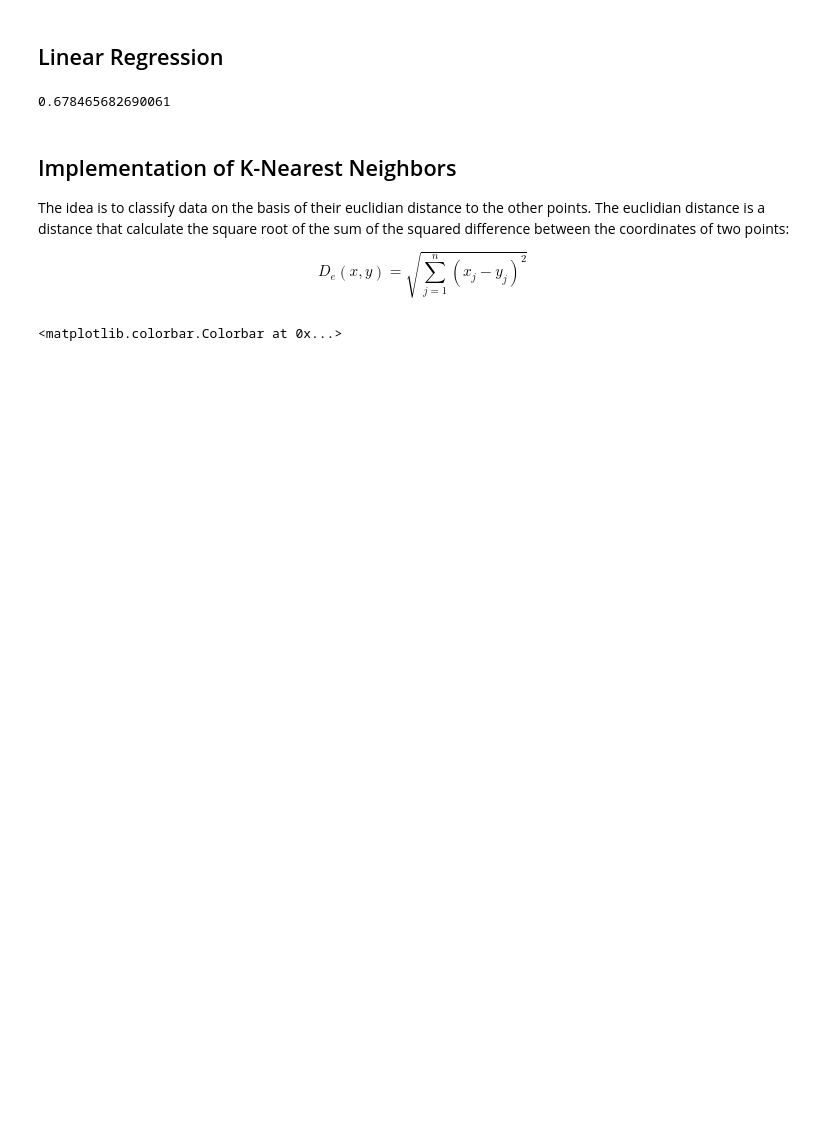
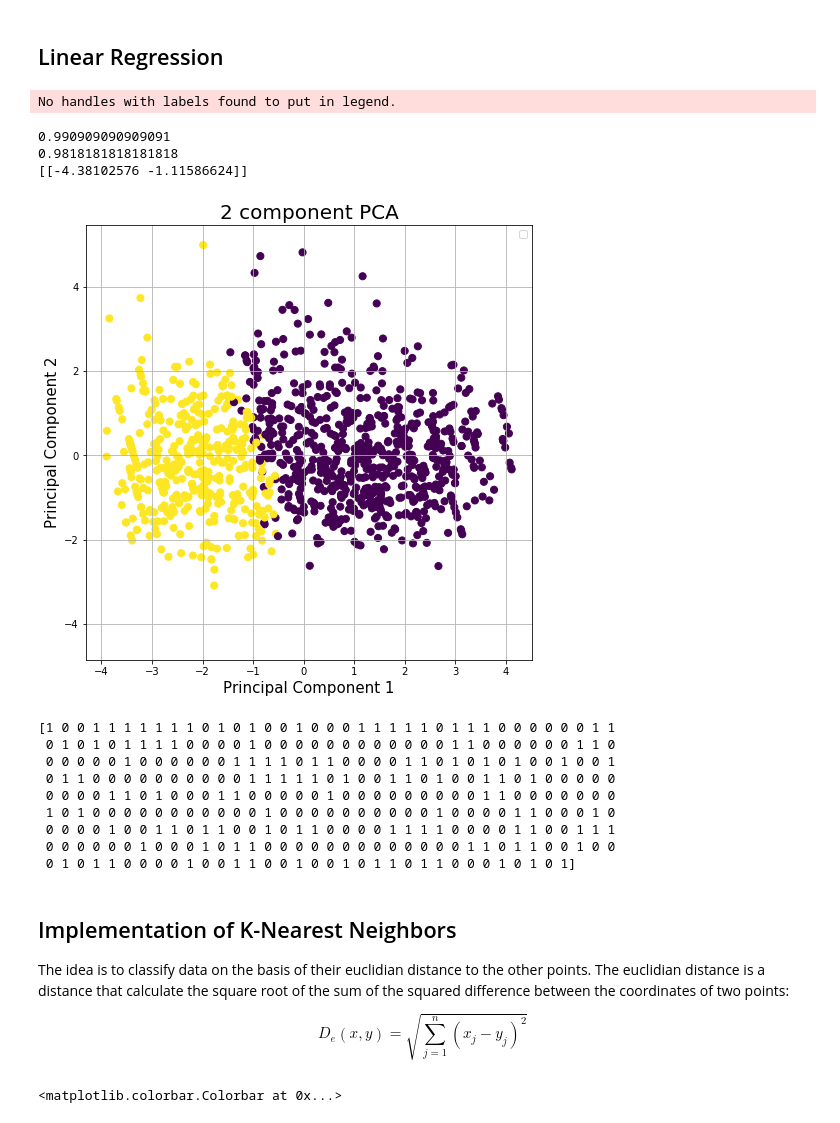
Before and after one commit to clempichon/PCBS_autism, a Jupyter notebook: project.ipynb, the cells around one changed output. Drawn from its saved outputs; the diff is of its cells as text; code cells hidden in the pictures; blank space fills up the shorter version.

```diff
--- a/project.ipynb
+++ b/project.ipynb
@@ -252,4 +265,12 @@ X_train, X_test, y_train, y_test = train_test_split(X, y, test_size = 0.3, rando
 knn.fit(X_train, y_train)
 y_pred = knn.predict(X_test)
 print(knn.score(X_test, y_test))
+
+X2_train, X2_test, y2_train, y2_test = train_test_split(principal_components[:,0:2], y, test_size = 0.3, random_state=42, stratify=y)
+
+knn2 = KNeighborsClassifier(n_neighbors=3)
+# Fit the classifier to the data
+knn2.fit(X2_train, y_train)
+y_pred = knn2.predict(X2_test)
+print(knn2.score(X2_test, y_test))
 # %% [output]
@@ -271,13 +293,48 @@ print(conf_matrix)
 # %% [markdown]
 ## Linear Regression
-# %%
-from sklearn.linear_model import LinearRegression
-reg = LinearRegression()
-reg.fit(X_train, y_train)
-y_pred=reg.predict(X_test)
-print(reg.score(X_test, y_test))
-# %% [output]
-0.678465682690061
+# %%
+from sklearn.linear_model import LinearRegression, RidgeClassifier, LogisticRegression
+reg = LogisticRegression()
+reg.fit(X_train, y_train)
+y_pred=reg.predict(X_test)
+print(reg.score(X_test, y_test))
+
+
+
+reg2 = LogisticRegression()
+reg2.fit(X2_train, y_train)
+y2_pred=reg2.predict(X2_test)
+print(reg2.score(X2_test, y_test))
+fig = plt.figure(figsize = (8,8))
+ax = fig.add_subplot(1,1,1)
+ax.set_xlabel('Principal Component 1', fontsize = 15)
+ax.set_ylabel('Principal Component 2', fontsize = 15)
+ax.set_title('2 component PCA', fontsize = 20)
+plt.scatter(principal_components[:,0], principal_components[:,1], c = final['y'], s=50)
+ax.legend()
+ax.grid()
+
+t  = reg2.coef_
+print(t)
+plt.plot(t)
+plt.show()
+
+print(y2_pred)
+# %% [output]
+No handles with labels found to put in legend.
+0.990909090909091
+0.9818181818181818
+[[-4.38102576 -1.11586624]]
+[figure, added]
+[1 0 0 1 1 1 1 1 1 1 0 1 0 1 0 0 1 0 0 0 1 1 1 1 1 0 1 1 1 0 0 0 0 0 0 1 1
+ 0 1 0 1 0 1 1 1 1 0 0 0 0 1 0 0 0 0 0 0 0 0 0 0 0 0 1 1 0 0 0 0 0 0 1 1 0
+ 0 0 0 0 0 1 0 0 0 0 0 0 1 1 1 1 0 1 1 0 0 0 0 1 1 0 1 0 1 0 1 0 0 1 0 0 1
+ 0 1 1 0 0 0 0 0 0 0 0 0 0 1 1 1 1 1 0 1 0 0 1 1 0 1 0 0 1 1 0 1 0 0 0 0 0
+ 0 0 0 0 1 1 0 1 0 0 0 1 1 0 0 0 0 0 1 0 0 0 0 0 0 0 0 0 1 1 0 0 0 0 0 0 0
+ 1 0 1 0 0 0 0 0 0 0 0 0 0 0 1 0 0 0 0 0 0 0 0 0 0 1 0 0 0 0 1 1 0 0 0 1 0
+ 0 0 0 0 1 0 0 1 1 0 1 1 0 0 1 0 1 1 0 0 0 0 1 1 1 1 0 0 0 0 1 1 0 0 1 1 1
+ 0 0 0 0 0 0 1 0 0 0 1 0 1 1 0 0 0 0 0 0 0 0 0 0 0 0 0 1 1 0 1 1 0 0 1 0 0
+ 0 1 0 1 1 0 0 0 0 1 0 0 1 1 0 0 1 0 0 1 0 1 1 0 1 1 0 0 0 1 0 1 0 1]
 # %% [markdown]
 ## Implementation of K-Nearest Neighbors
 
```
Also changed, not shown: parts of 16 cells of this notebook.
